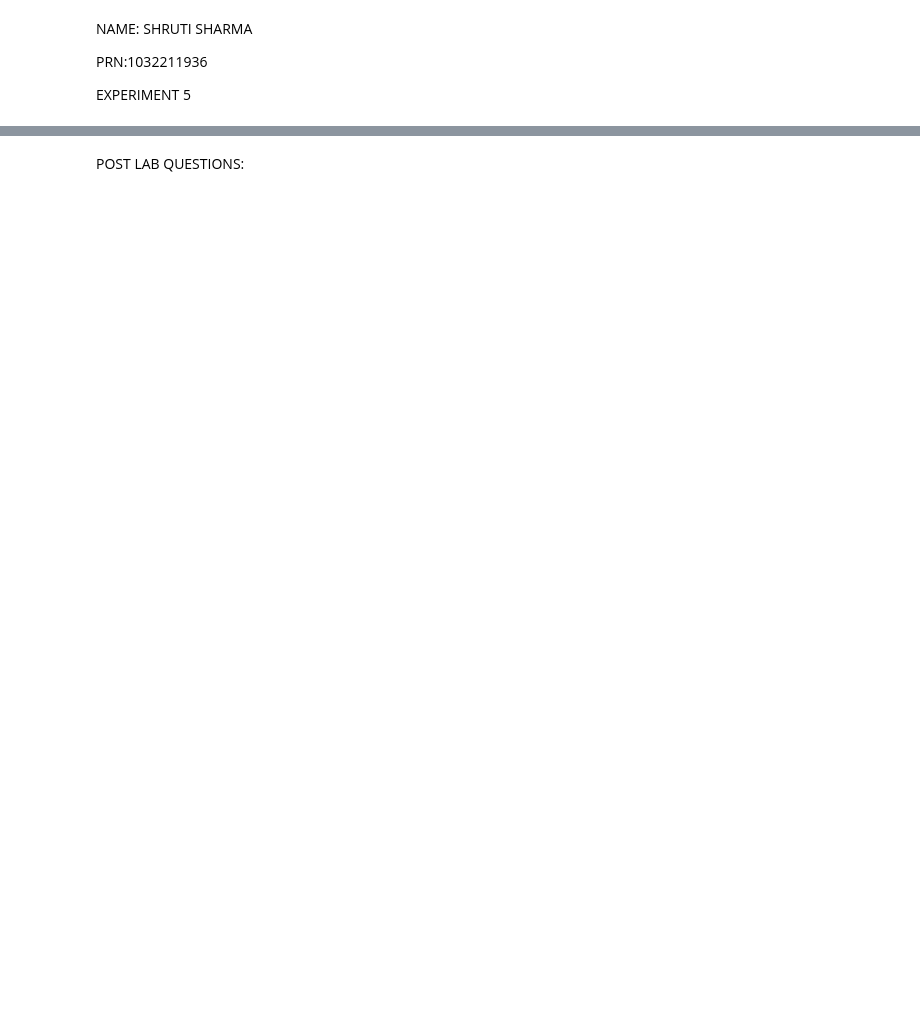
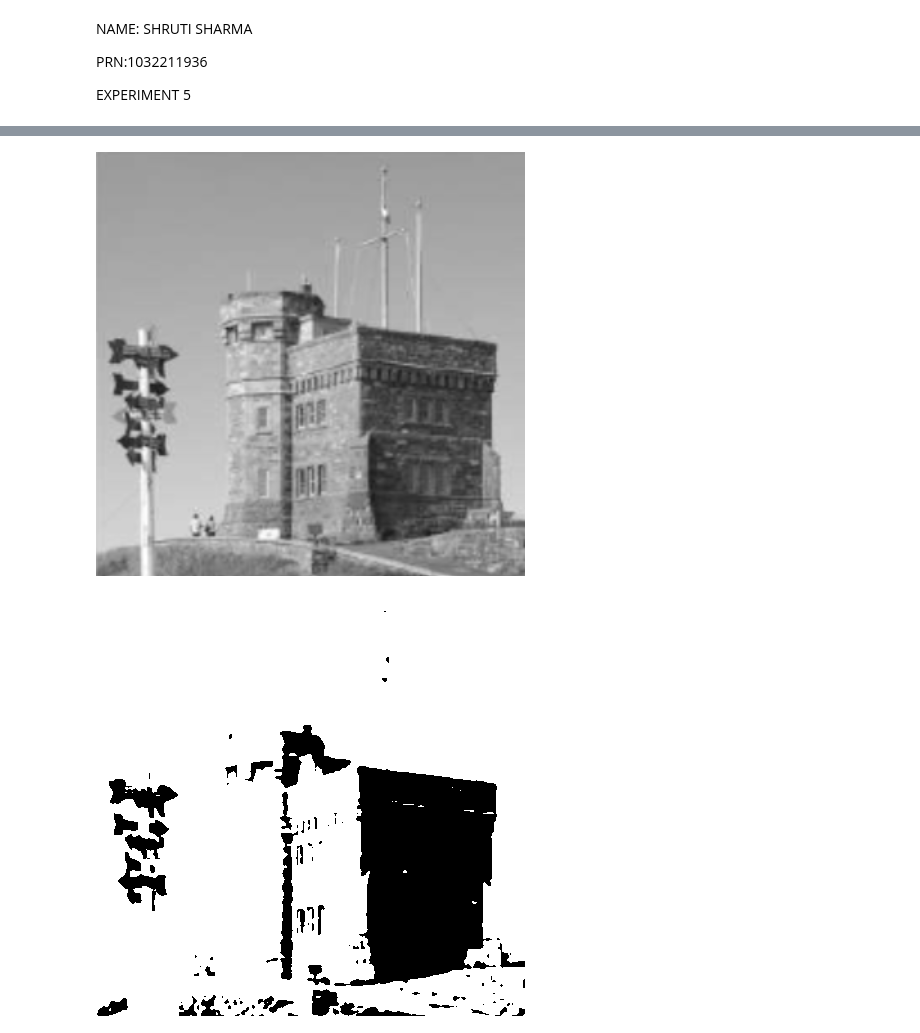
Before and after one commit to shruti-sharma12/IPPR-LAB, a Jupyter notebook: ippr(expt5).ipynb, the cells around one changed output, grey strips where cells are left out. Cells and saved outputs as stored; diff of their text form; code cells hidden in the pictures; blank space fills up the shorter version.

```diff
--- a/ippr(expt5).ipynb
+++ b/ippr(expt5).ipynb
@@ -56,2 +9,42 @@ display_images([image, edges, image_lines, image_circles],
-# %% [markdown]
-POST LAB QUESTIONS:
+# %%
+import cv2
+import numpy as np
+from google.colab.patches import cv2_imshow
+def split_and_merge(image):
+    # Convert image to grayscale
+    gray = cv2.cvtColor(image, cv2.COLOR_BGR2GRAY)
+    # Apply threshold to segment the image
+    ret, thresh = cv2.threshold(gray, 10, 255, cv2.THRESH_BINARY)
+    # Find contours
+    contours, hierarchy = cv2.findContours(thresh, cv2.RETR_EXTERNAL, cv2.CHAIN_APPROX_SIMPLE)
+    # Create a blank image to draw the contours
+    segmented = np.zeros_like(image)
+    # Draw contours on the blank image
+    cv2.drawContours(segmented, contours, -1, (255, 255, 255), thickness=cv2.FILLED)
+    # Display grayscale image
+    cv2_imshow(gray)
+    # Split image into channels
+    b, g, r = cv2.split(image)
+    # Apply threshold for individual channels
+    _, b_thresh = cv2.threshold(b, 120, 255, cv2.THRESH_BINARY)
+    _, g_thresh = cv2.threshold(g, 120, 255, cv2.THRESH_BINARY)
+    _, r_thresh = cv2.threshold(r, 120, 255, cv2.THRESH_BINARY)
+    # Display individual channels
+    cv2_imshow(b_thresh)
+    cv2_imshow(g_thresh)
+    cv2_imshow(r_thresh)
+    # Merge segmented regions with original image
+    merged_image = cv2.merge([cv2.bitwise_and(b, segmented[:,:,0]),
+                              cv2.bitwise_and(g, segmented[:,:,1]),
+                              cv2.bitwise_and(r, segmented[:,:,2])])
+    return merged_image
+
+# Load the image
+image = cv2.imread('/content/image.png')
+# Apply split and merge algorithm
+result = split_and_merge(image)
+# Display the result
+cv2_imshow(result)
+# %% [output]
+[figure, added]
+[figure, added]
```
Also changed, not shown: parts of 3 cells of this notebook.
